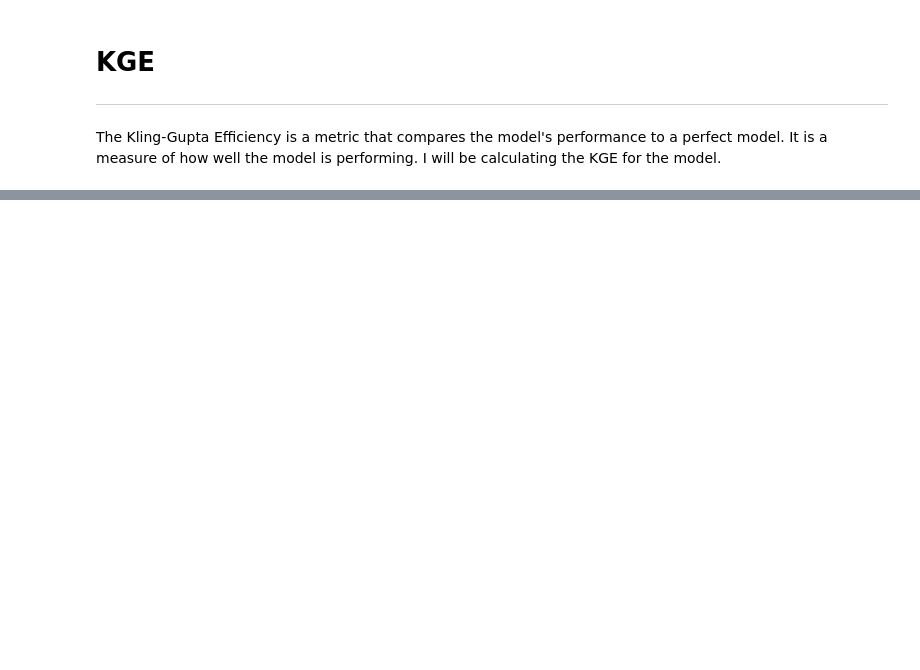
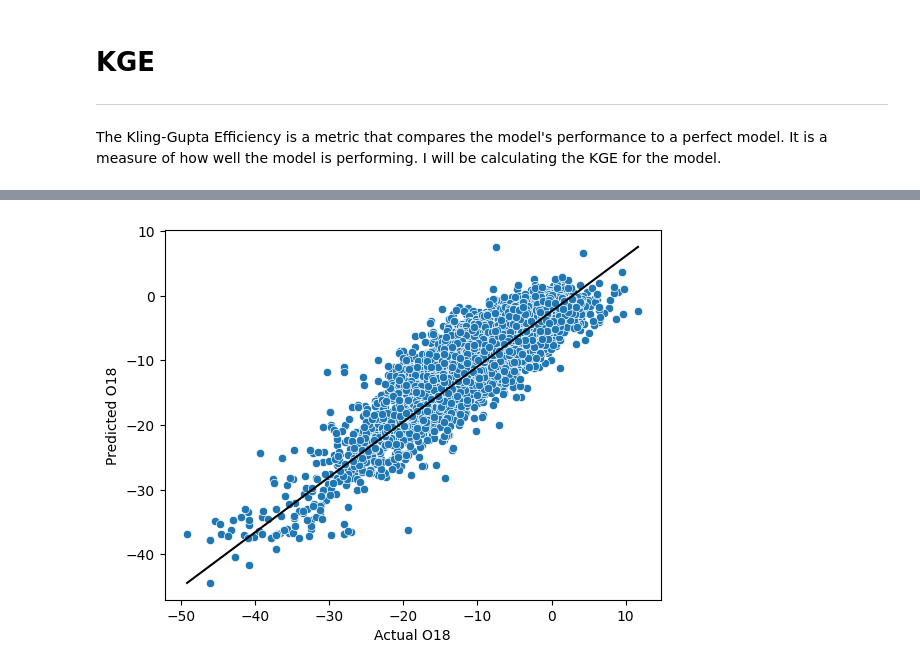
Before and after one commit to JaxtonGray/isoNet_Models, a Jupyter notebook: Stats/ModelEvaluation.ipynb, the cells around one changed output, grey strips where cells are left out. Saved outputs shown, nothing was run; the diff lists cells and outputs as text; code cells hidden in the pictures; blank space fills up the shorter version.

```diff
--- a/Stats/ModelEvaluation.ipynb
+++ b/Stats/ModelEvaluation.ipynb
@@ -75,0 +81,8 @@ kge_O18, kge_H2
+# %%
+sns.scatterplot(x='O18 A', y='O18 P', data=df)
+sns.lineplot(x=[df['O18 A'].min(), df['O18 A'].max()], y=[df['O18 P'].min(), df['O18 P'].max()], color='black')
+plt.xlabel('Actual O18')
+plt.ylabel('Predicted O18')
+plt.show()
+# %% [output]
+[figure, added]
```
Also changed, not shown: parts of 8 cells of this notebook, 2 other files.
